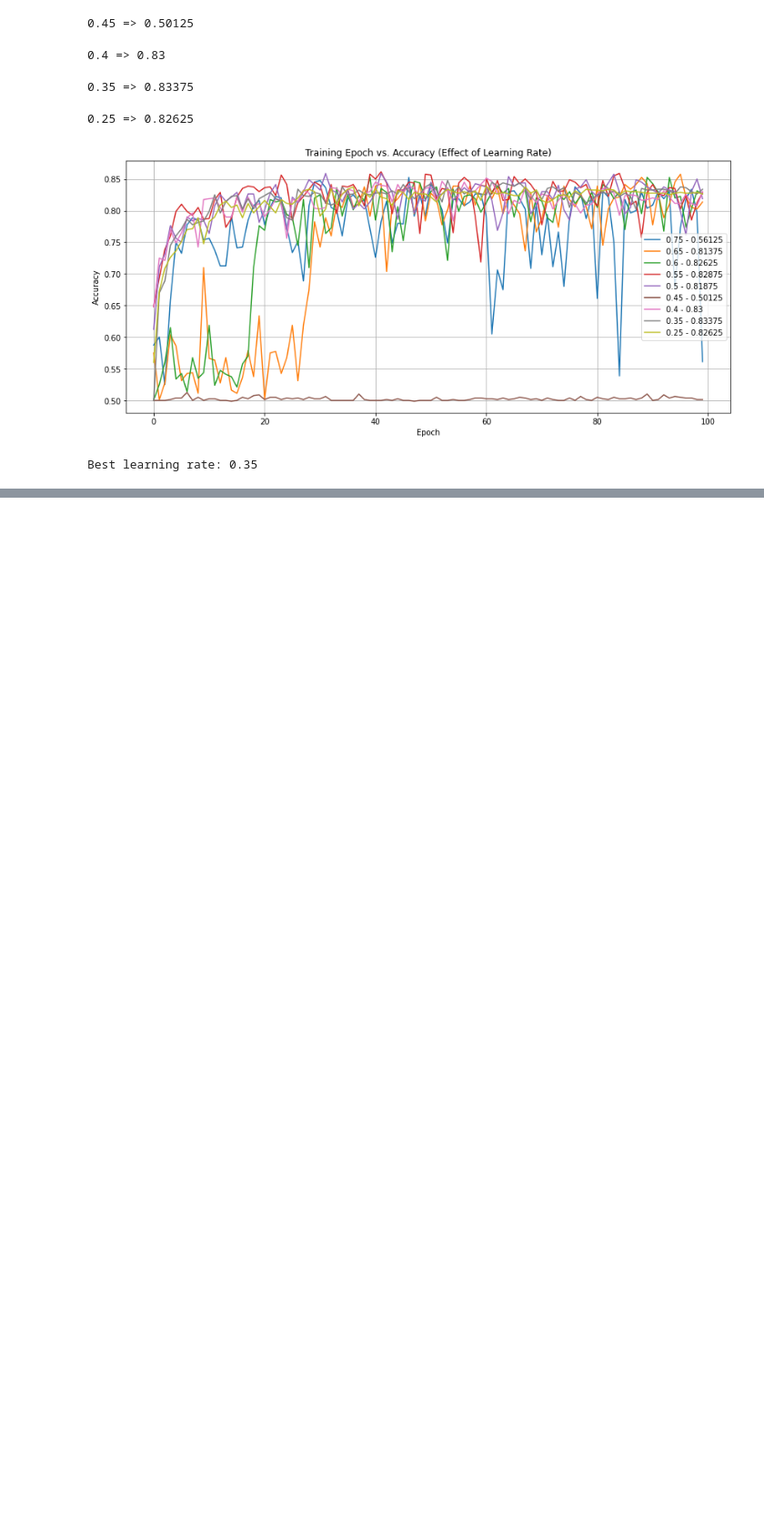
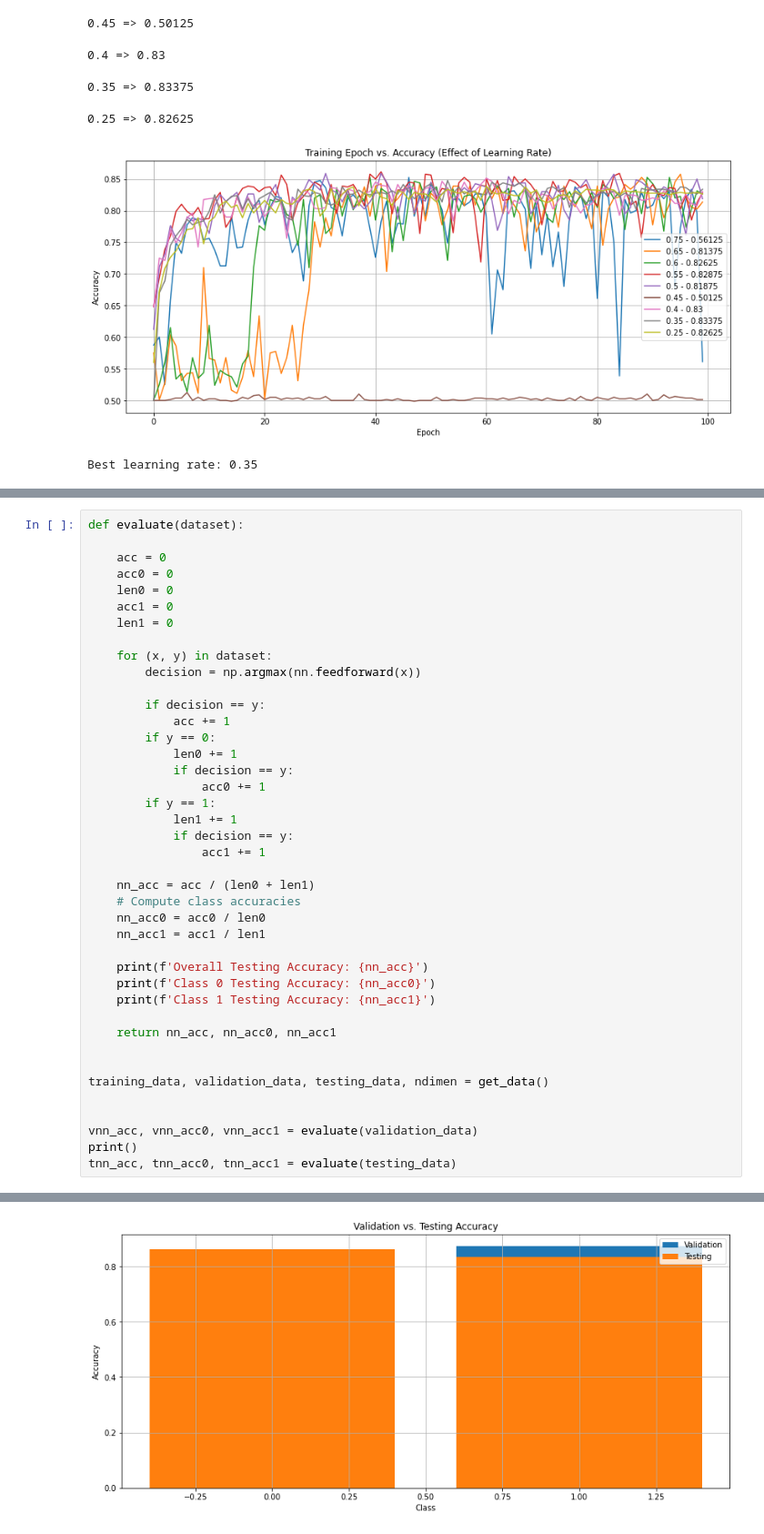
Before and after one commit to andreicozma1/CS522-TeamProject, a Jupyter notebook: test_nn1.ipynb, the cells around one changed output, grey strips where cells are left out. Shown: that part at 91% size. Saved outputs shown, nothing was run; the diff lists cells and outputs as text; blank space fills up the shorter version.

```diff
--- a/test_nn1.ipynb
+++ b/test_nn1.ipynb
@@ -349,0 +331,42 @@ print(f'Class 1 Testing Accuracy: {nn_acc1}')
+# %%
+def evaluate(dataset):
+
+    acc = 0
+    acc0 = 0
+    len0 = 0
+    acc1 = 0
+    len1 = 0
+
+    for (x, y) in dataset:
+        decision = np.argmax(nn.feedforward(x))
+
+        if decision == y:
+            acc += 1
+        if y == 0:
+            len0 += 1
+            if decision == y:
+                acc0 += 1
+        if y == 1:
+            len1 += 1
+            if decision == y:
+                acc1 += 1
+
+    nn_acc = acc / (len0 + len1)
+    # Compute class accuracies
+    nn_acc0 = acc0 / len0
+    nn_acc1 = acc1 / len1
+
+    print(f'Overall Testing Accuracy: {nn_acc}')
+    print(f'Class 0 Testing Accuracy: {nn_acc0}')
+    print(f'Class 1 Testing Accuracy: {nn_acc1}')
+
+    return nn_acc, nn_acc0, nn_acc1
+
+
+training_data, validation_data, testing_data, ndimen = get_data()
+
+
+vnn_acc, vnn_acc0, vnn_acc1 = evaluate(validation_data)
+print()
+tnn_acc, tnn_acc0, tnn_acc1 = evaluate(testing_data)
+# %% [output]
@@ -349,0 +380 @@ print(f'Class 1 Testing Accuracy: {nn_acc1}')
+[figure, added]
```
Also changed, not shown: parts of 6 cells of this notebook, 10 other files.
